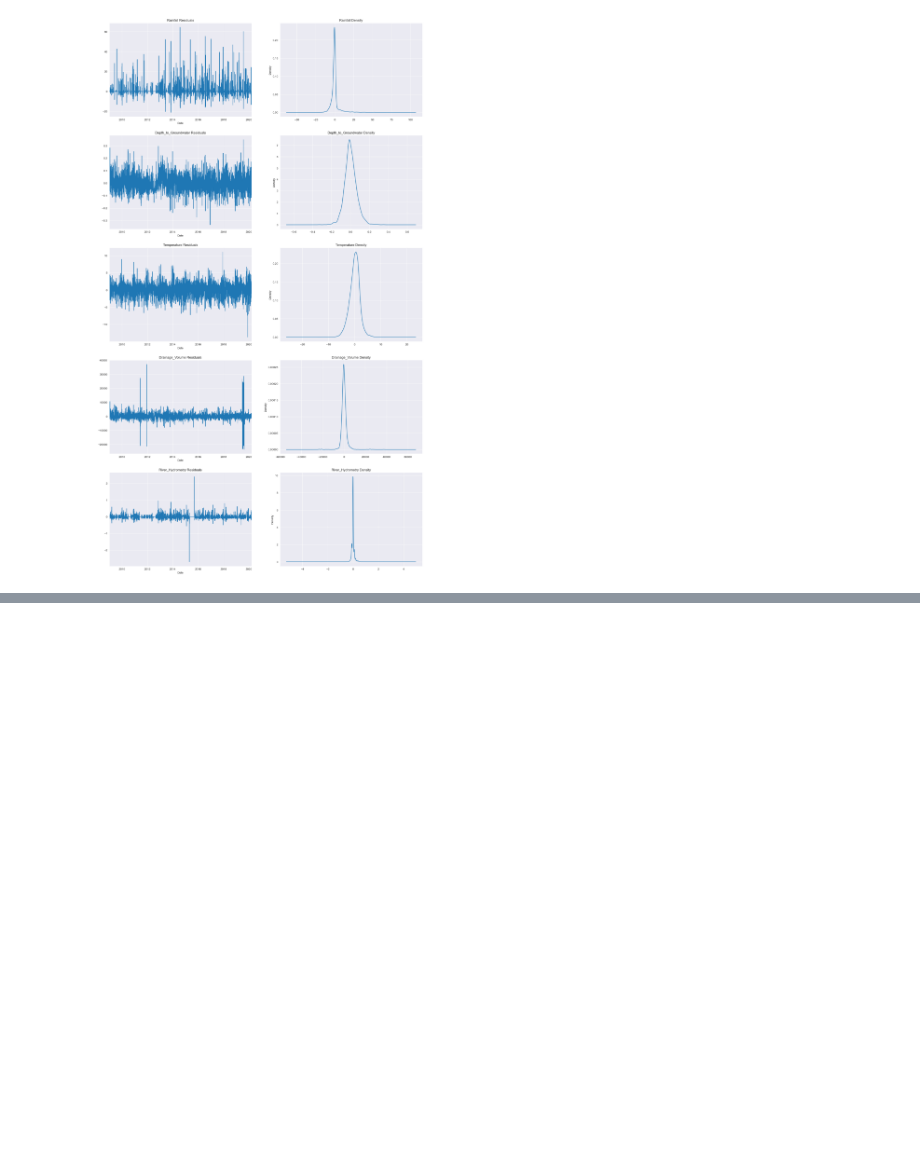
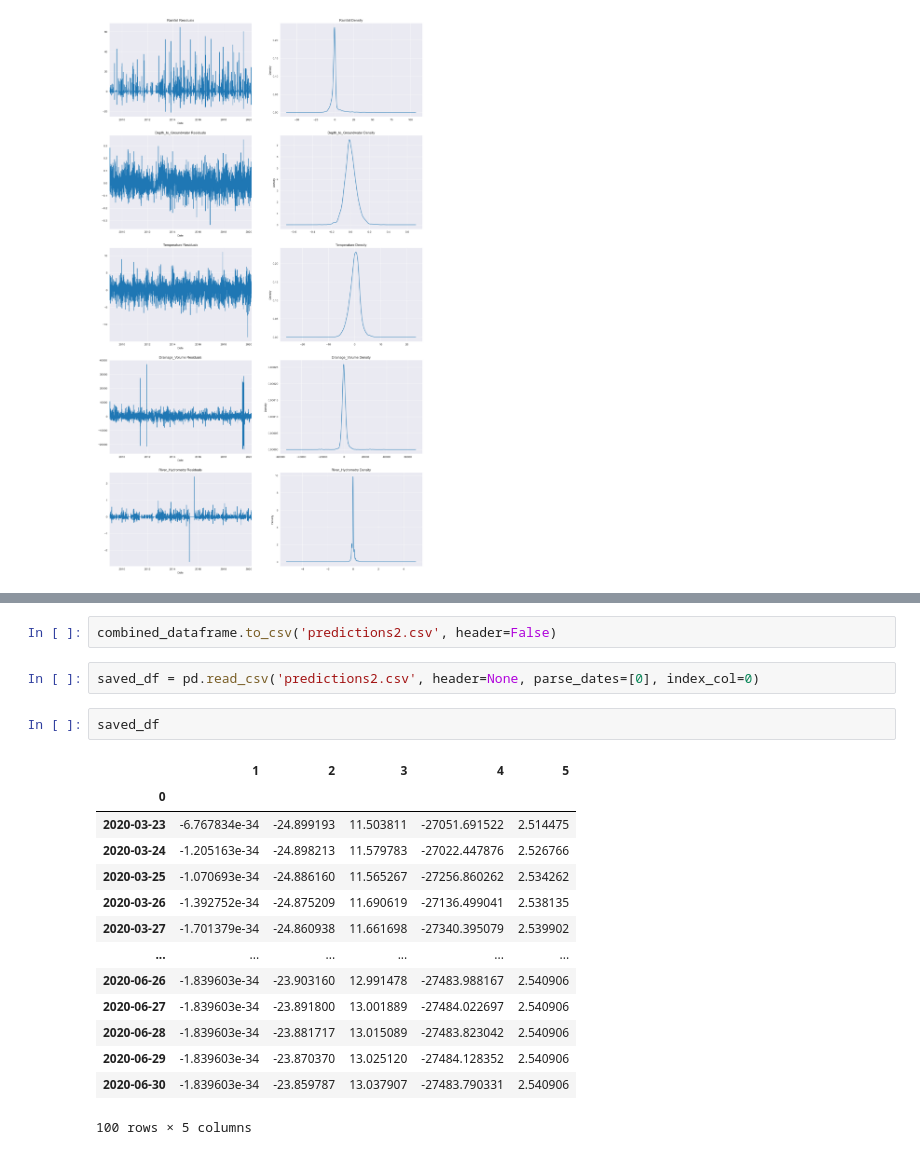
Before and after one commit to KatrinPoepp/bachelor, a Jupyter notebook: ARIMA.ipynb, the cells around one changed output, grey strips where cells are left out. Saved outputs shown, nothing was run; the diff lists cells and outputs as text; blank space fills up the shorter version.

```diff
--- a/ARIMA.ipynb
+++ b/ARIMA.ipynb
@@ -281,0 +201,21 @@ print(rmse)
+# %%
+combined_dataframe.to_csv('predictions2.csv', header=False)
+# %%
+saved_df = pd.read_csv('predictions2.csv', header=None, parse_dates=[0], index_col=0)
+# %%
+saved_df
+# %% [output]
+|  | 1 | 2 | 3 | 4 | 5 |
+| 0 |  |  |  |  |  |
+| 2020-03-23 | -6.767834e-34 | -24.899193 | 11.503811 | -27051.691522 | 2.514475 |
+| 2020-03-24 | -1.205163e-34 | -24.898213 | 11.579783 | -27022.447876 | 2.526766 |
+| 2020-03-25 | -1.070693e-34 | -24.886160 | 11.565267 | -27256.860262 | 2.534262 |
+| 2020-03-26 | -1.392752e-34 | -24.875209 | 11.690619 | -27136.499041 | 2.538135 |
+| 2020-03-27 | -1.701379e-34 | -24.860938 | 11.661698 | -27340.395079 | 2.539902 |
+| ... | ... | ... | ... | ... | ... |
+| 2020-06-26 | -1.839603e-34 | -23.903160 | 12.991478 | -27483.988167 | 2.540906 |
+| 2020-06-27 | -1.839603e-34 | -23.891800 | 13.001889 | -27484.022697 | 2.540906 |
+| 2020-06-28 | -1.839603e-34 | -23.881717 | 13.015089 | -27483.823042 | 2.540906 |
+| 2020-06-29 | -1.839603e-34 | -23.870370 | 13.025120 | -27484.128352 | 2.540906 |
+| 2020-06-30 | -1.839603e-34 | -23.859787 | 13.037907 | -27483.790331 | 2.540906 |
+100 rows × 5 columns
```
Also changed, not shown: parts of 32 cells of this notebook, 2 other files.
